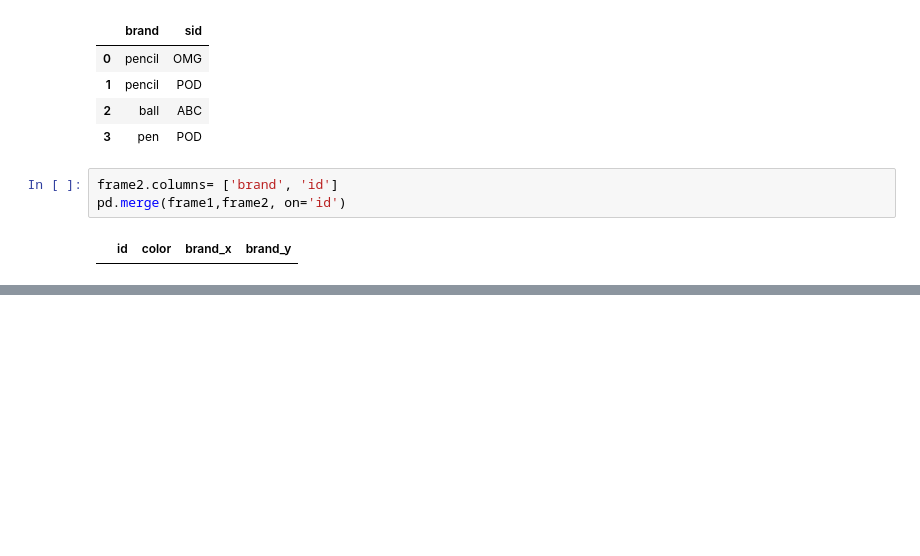
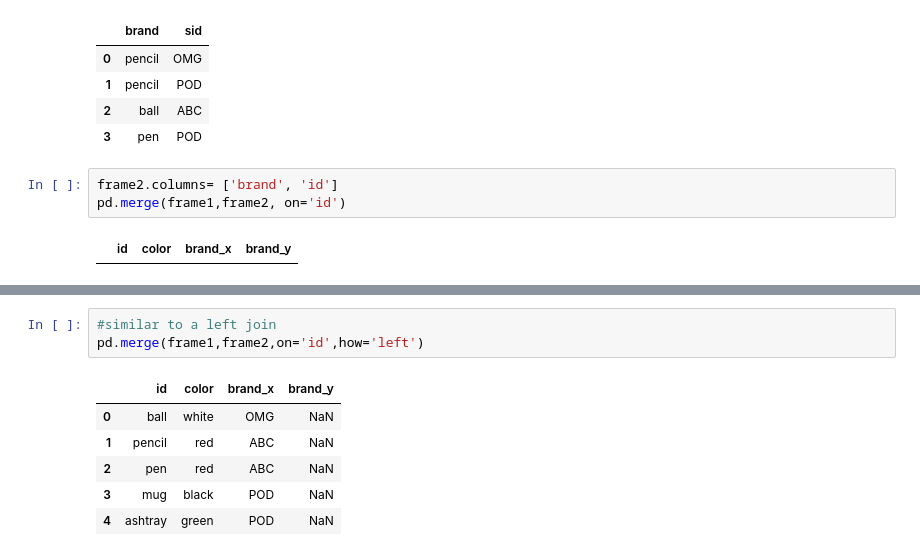
Before and after one commit to Afrochemist/OverviewNotes, a Jupyter notebook: Pandas-Numpy-Matplotlib.ipynb, the cells around one changed output, grey strips where cells are left out. Drawn from its saved outputs; the diff is of its cells as text; blank space fills up the shorter version.

```diff
--- a/Pandas-Numpy-Matplotlib.ipynb
+++ b/Pandas-Numpy-Matplotlib.ipynb
@@ -1065,0 +1080,10 @@ pd.merge(frame1,frame2, on='id')
+# %%
+#similar to a left join
+pd.merge(frame1,frame2,on='id',how='left')
+# %% [output]
+|  | id | color | brand_x | brand_y |
+| 0 | ball | white | OMG | NaN |
+| 1 | pencil | red | ABC | NaN |
+| 2 | pen | red | ABC | NaN |
+| 3 | mug | black | POD | NaN |
+| 4 | ashtray | green | POD | NaN |
```
Also changed, not shown: parts of 25 cells of this notebook.
